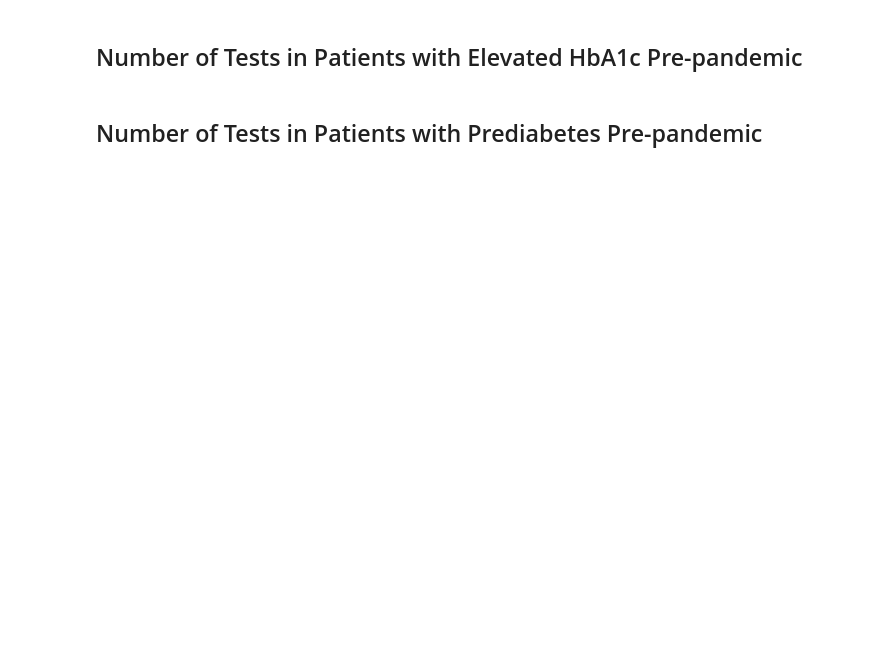
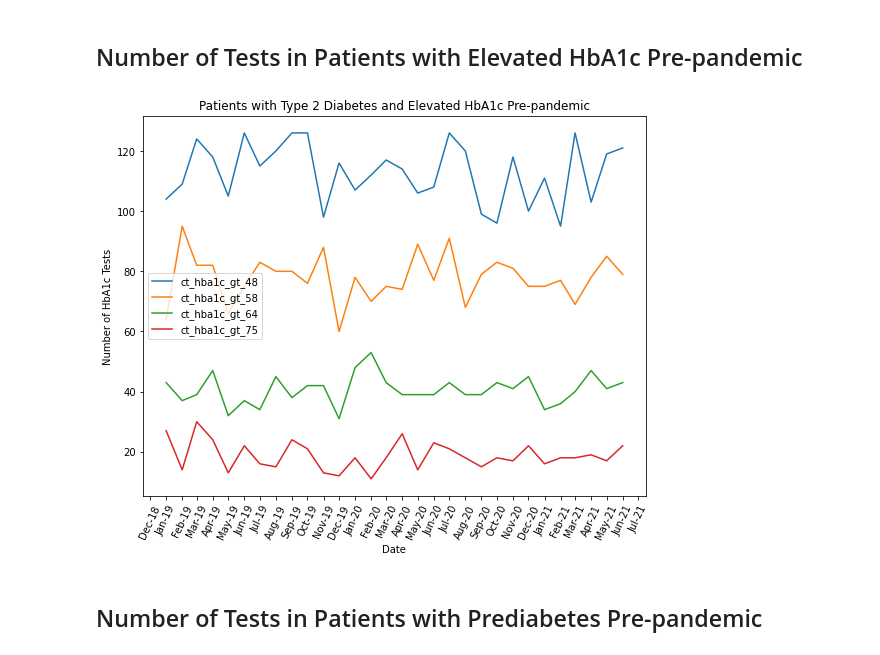
Before and after one commit to opensafely/HbA1c-levels, a Jupyter notebook: notebooks/charts_elev_predm.ipynb, the cells around one changed output. Drawn from its saved outputs; the diff is of its cells as text; code cells hidden in the pictures; blank space fills up the shorter version.

```diff
--- a/notebooks/charts_elev_predm.ipynb
+++ b/notebooks/charts_elev_predm.ipynb
@@ -189,4 +194,25 @@ plt.show()
 # %% [markdown]
 ## Number of Tests in Patients with Elevated HbA1c Pre-pandemic
+# %%
+def import_prev(d):
+    df = pd.read_csv(f"{fpath}/calc_{d}.csv", index_col=0)
+    df['date'] = df['date'].apply(lambda x: datetime.strptime(x.strip(), '%Y-%m-%d'))
+    return df
+
+df_t2dm_elev = import_prev('t2dm_elev')
+df_t2dm_elev_age = import_prev('t2dm_elev_age')
+df_t2dm_elev_sex = import_prev('t2dm_elev_sex')
+df_t2dm_elev_eth = import_prev('t2dm_elev_eth')
+df_t2dm_elev_reg = import_prev('t2dm_elev_reg')
+df_t2dm_elev_imd = import_prev('t2dm_elev_imd')
+df_t2dm_elev_ld = import_prev('t2dm_elev_ld')
+df_t2dm_elev_mi = import_prev('t2dm_elev_mi')
+# %%
+fig, ax = plt.subplots(figsize=(9, 7))
+create_chart('Patients with Type 2 Diabetes and Elevated HbA1c Pre-pandemic',
+             df_t2dm_elev, ['ct_hba1c_gt_48', 'ct_hba1c_gt_58',
+                            'ct_hba1c_gt_64', 'ct_hba1c_gt_75'], ax)
+# %% [output]
+[figure, added]
 # %% [markdown]
 ## Number of Tests in Patients with Prediabetes Pre-pandemic
```
Also changed, not shown: parts of 4 cells of this notebook.
